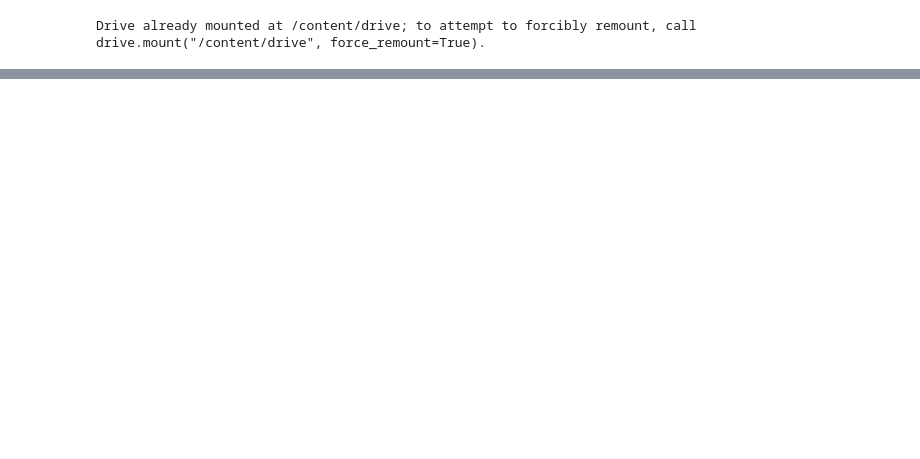
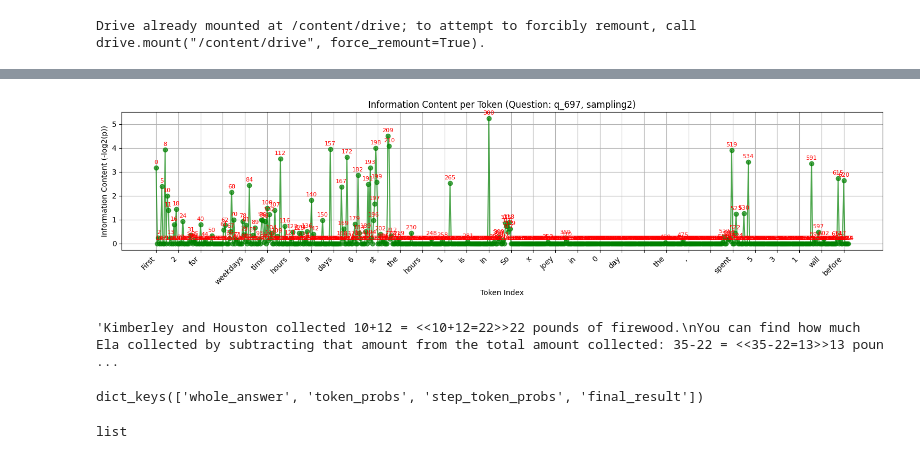
Before and after one commit to Tingting-Olivia-Du/Cluster, a Jupyter notebook: scripts/show_results.ipynb, the cells around one changed output, grey strips where cells are left out. Drawn from its saved outputs; the diff is of its cells as text; code cells hidden in the pictures; blank space fills up the shorter version.

```diff
--- a/scripts/show_results.ipynb
+++ b/scripts/show_results.ipynb
@@ -79,0 +681,14 @@ plot_all_steps(data, example_id, mode="sampling")  # 或 mode="beam"/"sampling"
+# %%
+
+# ✅ 选择要查看的 question ID 和 sampling
+
+sampling_id = "sampling0"
+
+token_probs = logits_data[q_id][sampling_id]["token_probs"]
+
+# ✅ 提取并打印 token + entropy 列表
+token_entropy_list = [(entry["token"], entry["topk_info"]["entropy"]) for entry in token_probs]
+
+print("Token and Entropy List:")
+for idx, (token, entropy) in enumerate(token_entropy_list):
+    print(f"{idx}: Token: {token!r}, Entropy: {entropy}")
@@ -79,0 +733,50 @@ plot_all_steps(data, example_id, mode="sampling")  # 或 mode="beam"/"sampling"
+# %%
+import matplotlib.pyplot as plt
+import json
+
+# ✅ 选择要可视化的某个 question ID，例如 "q_697"
+qid = "q_697"
+sampling_id = "sampling2"  # 改成你想要可视化的 sampling0 / sampling1 / sampling2
+
+# ✅ 从 logits_data 中获取数据
+token_probs = logits_data[qid][sampling_id]["token_probs"]
+
+# ✅ 提取信息量序列（被选中 token 的信息量）
+information_values = [entry["information_content"] for entry in token_probs]
+
+# ✅ 提取 token 序列（用于横坐标标注）
+tokens = [entry["token"] for entry in token_probs]
+
+# ✅ 绘制曲线图
+plt.figure(figsize=(15, 4))
+plt.plot(range(len(information_values)), information_values, marker='o', linestyle='-', alpha=0.7, color='green')
+plt.xlabel("Token Index")
+plt.ylabel("Information Content (-log2(p))")
+plt.title(f"Information Content per Token (Question: {qid}, {sampling_id})")
+plt.grid(True)
+
+# ✅ 在横坐标标出部分 token（避免过密）
+skip = max(len(tokens) // 30, 1)
+xticks = range(0, len(tokens), skip)
+plt.xticks(xticks, [tokens[i] for i in xticks], rotation=45, ha='right')
+
+# ✅ 在每个点上标注 index
+for idx, info in enumerate(information_values):
+    plt.annotate(str(idx), (idx, info), textcoords="offset points", xytext=(0, 5), ha='center', fontsize=8, color='red')
+
+plt.tight_layout()
+plt.show()
+# %% [output]
+[figure, added]
+# %%
+logits_data['q_401']['true_whole_answer']
+# %% [output]
+'Kimberley and Houston collected 10+12 = <<10+12=22>>22 pounds of firewood.\nYou can find how much Ela collected by subtracting that amount from the total amount collected: 35-22 = <<35-22=13>>13 poun ...
+# %%
+logits_data['q_401']['sampling0'].keys()
+# %% [output]
+dict_keys(['whole_answer', 'token_probs', 'step_token_probs', 'final_result'])
+# %%
+type(logits_data['q_401']['sampling0']['token_probs'])
+# %% [output]
+list
```
Also changed, not shown: parts of 86 cells of this notebook, 8 other files.
